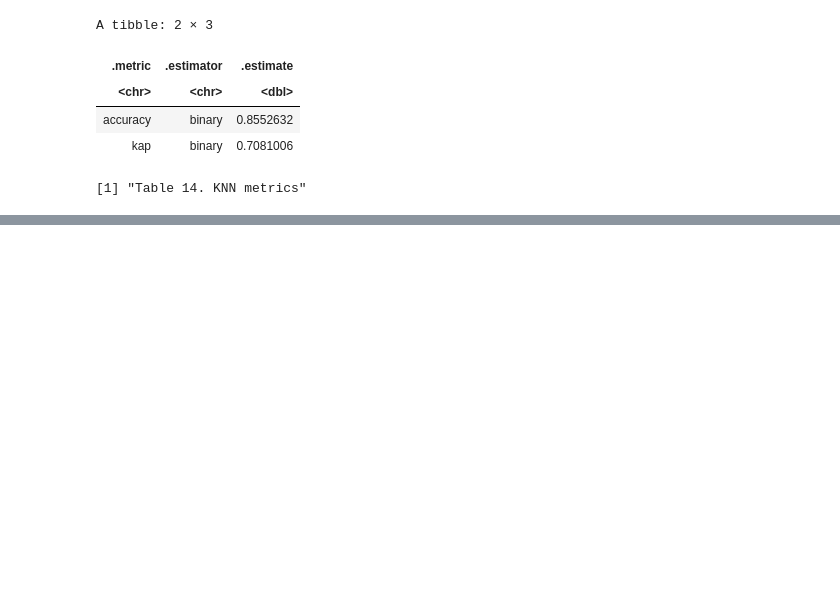
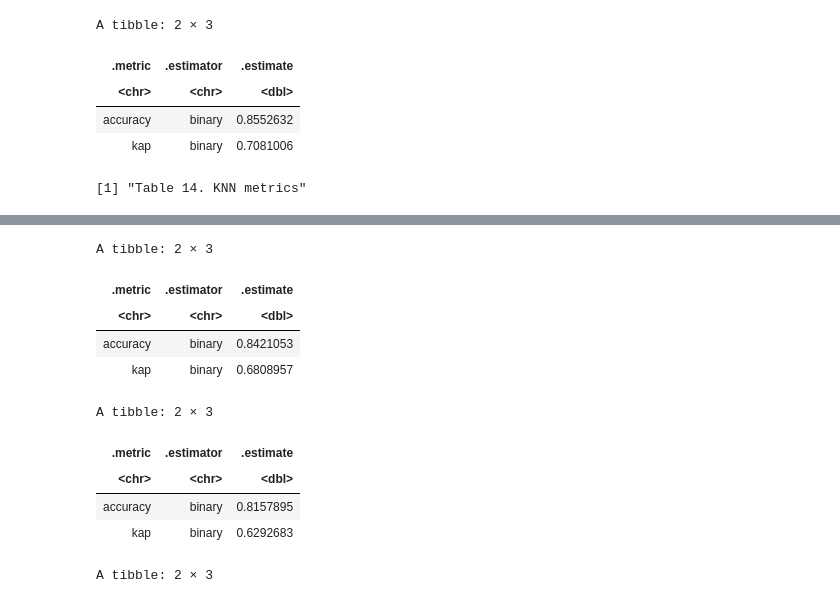
Before and after one commit to sherrii-Xia/DSCI_100_WT2, a Jupyter notebook: project/KNN classification.ipynb, the cells around one changed output, grey strips where cells are left out. Drawn from its saved outputs; the diff is of its cells as text; code cells hidden in the pictures; blank space fills up the shorter version.

Commit message:
Added predictor significance stuff
checked if some variables were redundant in model fit.

```diff
--- a/project/KNN classification.ipynb
+++ b/project/KNN classification.ipynb
@@ -213,0 +205,80 @@ Our final model have accaruy of 0.85 on the test model.
+# %%
+#Model excluding cholesterol
+knn_recipe_no_chol <- recipe(new_num ~ age + cp + trestbps + thalach + exang+ oldpeak + slope + thal,
+                    data = hd_train) |>
+    step_center(all_predictors()) |>
+    step_scale (all_predictors())
+
+knn_fit_no_chol <- workflow() |>
+    add_recipe(knn_recipe_no_chol) |>
+    add_model(knn_spec) |>
+    fit(data = hd_train)
+
+knn_metrics_no_chol <- predict(knn_fit_no_chol,hd_test) |>
+    bind_cols(hd_test) |>
+    metrics(truth = new_num, estimate = .pred_class)
+
+knn_metrics_no_chol
+
+#Model excluding exang
+knn_recipe_no_exang <- recipe(new_num ~ age + cp + trestbps + chol + thalach + oldpeak + slope + thal,
+                    data = hd_train) |>
+    step_center(all_predictors()) |>
+    step_scale (all_predictors())
+
+knn_fit_no_exang <- workflow() |>
+    add_recipe(knn_recipe_no_exang) |>
+    add_model(knn_spec) |>
+    fit(data = hd_train)
+
+knn_metrics_no_exang <- predict(knn_fit_no_exang,hd_test) |>
+    bind_cols(hd_test) |>
+    metrics(truth = new_num, estimate = .pred_class)
+
+knn_metrics_no_exang
+
+#Model excluding cp
+knn_recipe_no_cp <- recipe(new_num ~ age + trestbps + chol + exang + thalach + oldpeak + slope + thal,
+                    data = hd_train) |>
+    step_center(all_predictors()) |>
+    step_scale (all_predictors())
+
+knn_fit_no_cp <- workflow() |>
+    add_recipe(knn_recipe_no_cp) |>
+    add_model(knn_spec) |>
+    fit(data = hd_train)
+
+knn_metrics_no_cp <- predict(knn_fit_no_cp,hd_test) |>
+    bind_cols(hd_test) |>
+    metrics(truth = new_num, estimate = .pred_class)
+
+knn_metrics_no_cp
+
+#Model excluding all three
+knn_recipe_no_all <- recipe(new_num ~ age + trestbps + thalach + oldpeak + slope + thal,
+                    data = hd_train) |>
+    step_center(all_predictors()) |>
+    step_scale (all_predictors())
+
+knn_fit_no_all <- workflow() |>
+    add_recipe(knn_recipe_no_all) |>
+    add_model(knn_spec) |>
+    fit(data = hd_train)
+
+knn_metrics_no_all <- predict(knn_fit_no_all,hd_test) |>
+    bind_cols(hd_test) |>
+    metrics(truth = new_num, estimate = .pred_class)
+
+knn_metrics_no_all
+# %% [output]
+A tibble: 2 × 3
+| .metric | .estimator | .estimate |
+| <chr> | <chr> | <dbl> |
+| accuracy | binary | 0.8421053 |
+| kap | binary | 0.6808957 |
+A tibble: 2 × 3
+| .metric | .estimator | .estimate |
+| <chr> | <chr> | <dbl> |
+| accuracy | binary | 0.8157895 |
+| kap | binary | 0.6292683 |
+A tibble: 2 × 3
```
Also changed, not shown: parts of 7 cells of this notebook.
